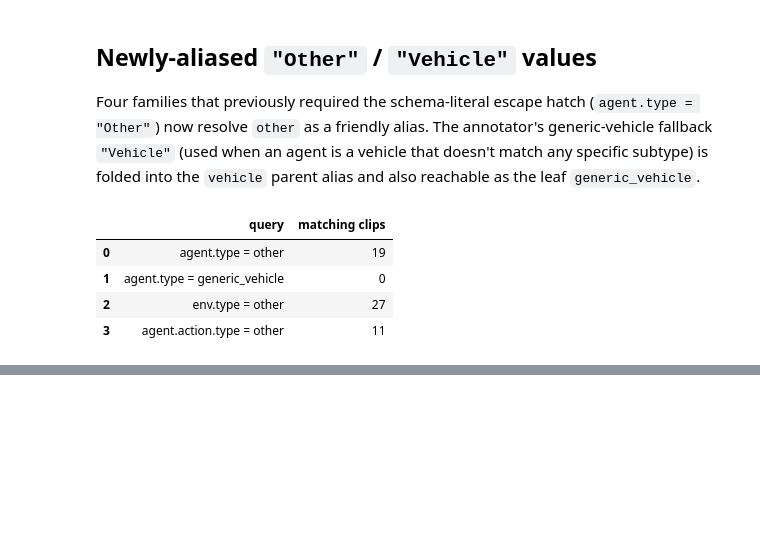
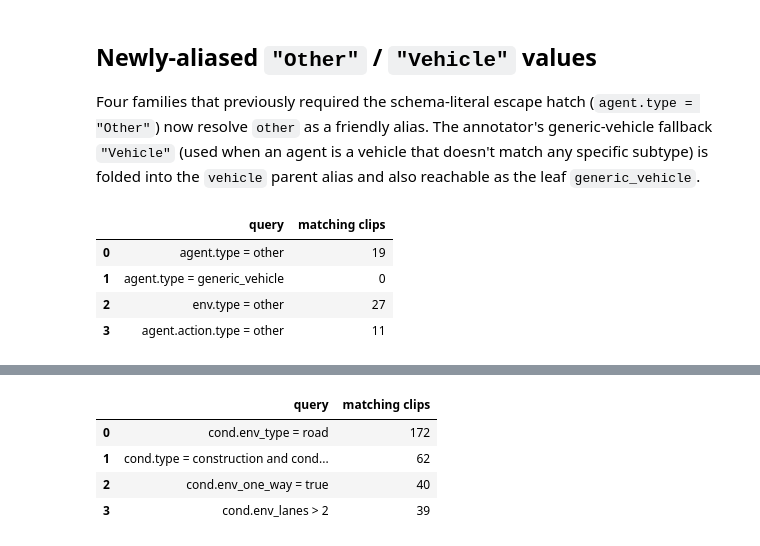
Before and after one commit to nv-tlabs/cascade-devkit, a Jupyter notebook: notebooks/02_query_dsl_tour.ipynb, the cells around one changed output, grey strips where cells are left out. Drawn from its saved outputs; the diff is of its cells as text; code cells hidden in the pictures; blank space fills up the shorter version.

```diff
--- a/notebooks/02_query_dsl_tour.ipynb
+++ b/notebooks/02_query_dsl_tour.ipynb
@@ -357,0 +370,13 @@ run([
+# %%
+run([
+    "cond.env_type = road",
+    "cond.type = construction and cond.env_type = road",
+    "cond.env_one_way = true",
+    "cond.env_lanes > 2",
+])
+# %% [output]
+|  | query | matching clips |
+| 0 | cond.env_type = road | 172 |
+| 1 | cond.type = construction and cond... | 62 |
+| 2 | cond.env_one_way = true | 40 |
+| 3 | cond.env_lanes > 2 | 39 |
```
Also changed, not shown: parts of 1 cell of this notebook, 4 other files.
